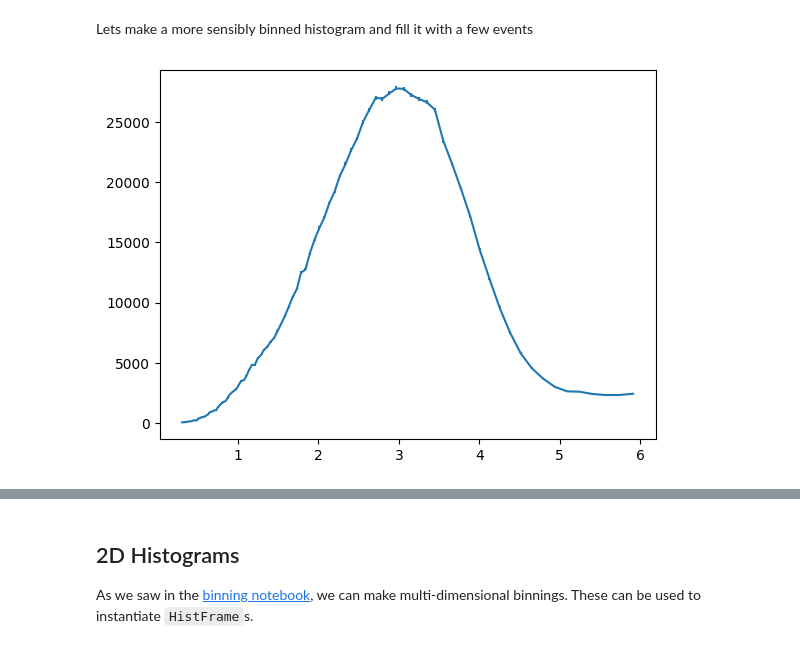
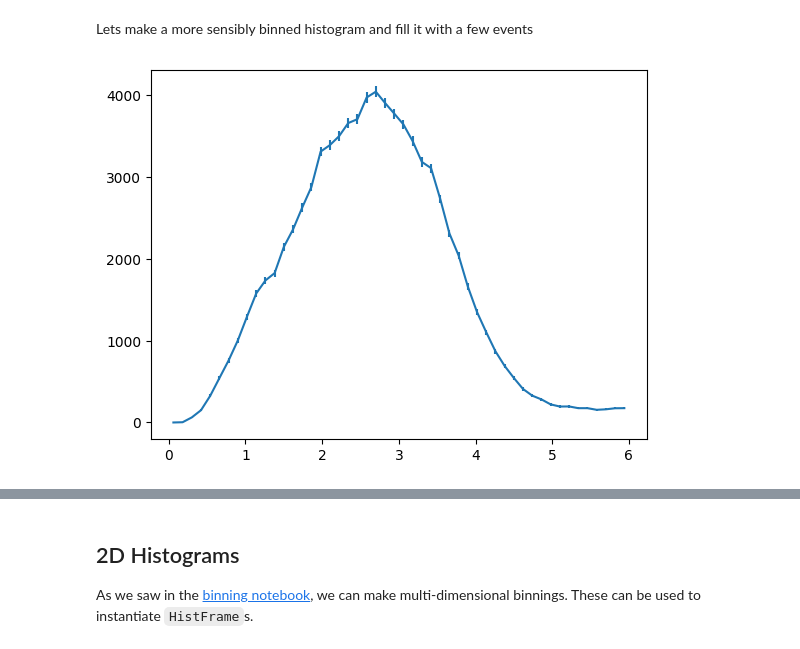
Before and after one commit to NUISANCEMC/nuisance3, a Jupyter notebook: notebooks/histframes.ipynb, the cells around one changed output, grey strips where cells are left out. Cells and saved outputs as stored; diff of their text form; code cells hidden in the pictures.

```diff
--- a/notebooks/histframes.ipynb
+++ b/notebooks/histframes.ipynb
@@ -70,15 +70,15 @@ Lets make a more sensibly binned histogram and fill it with a few events
 # %%
 import matplotlib.pyplot as plt
 import numpy as np
 
-hf = pn.HistFrame(pn.Binning.log10_space(3E-1,6,100))
+hf = pn.HistFrame(pn.Binning.lin_space(0,6,50, "E_{nu} [GeV]"), "mc")
 for i, (ev, cvw) in enumerate(evs):
     hf.fill(enu_GeV(ev),cvw)
-    if i >= 1E6:
+    if i >= 1E5:
         break
 
 plt.errorbar(pn.Binning.get_bin_centers1D(hf.binning.bins),
              hf.contents[:,0],yerr=np.sqrt(hf.variance[:,0]))
 plt.show()
 # %% [output]
-[figure, old version]
+[figure, new version]
```
Also changed, not shown: parts of 8 cells of this notebook, 14 other files.
